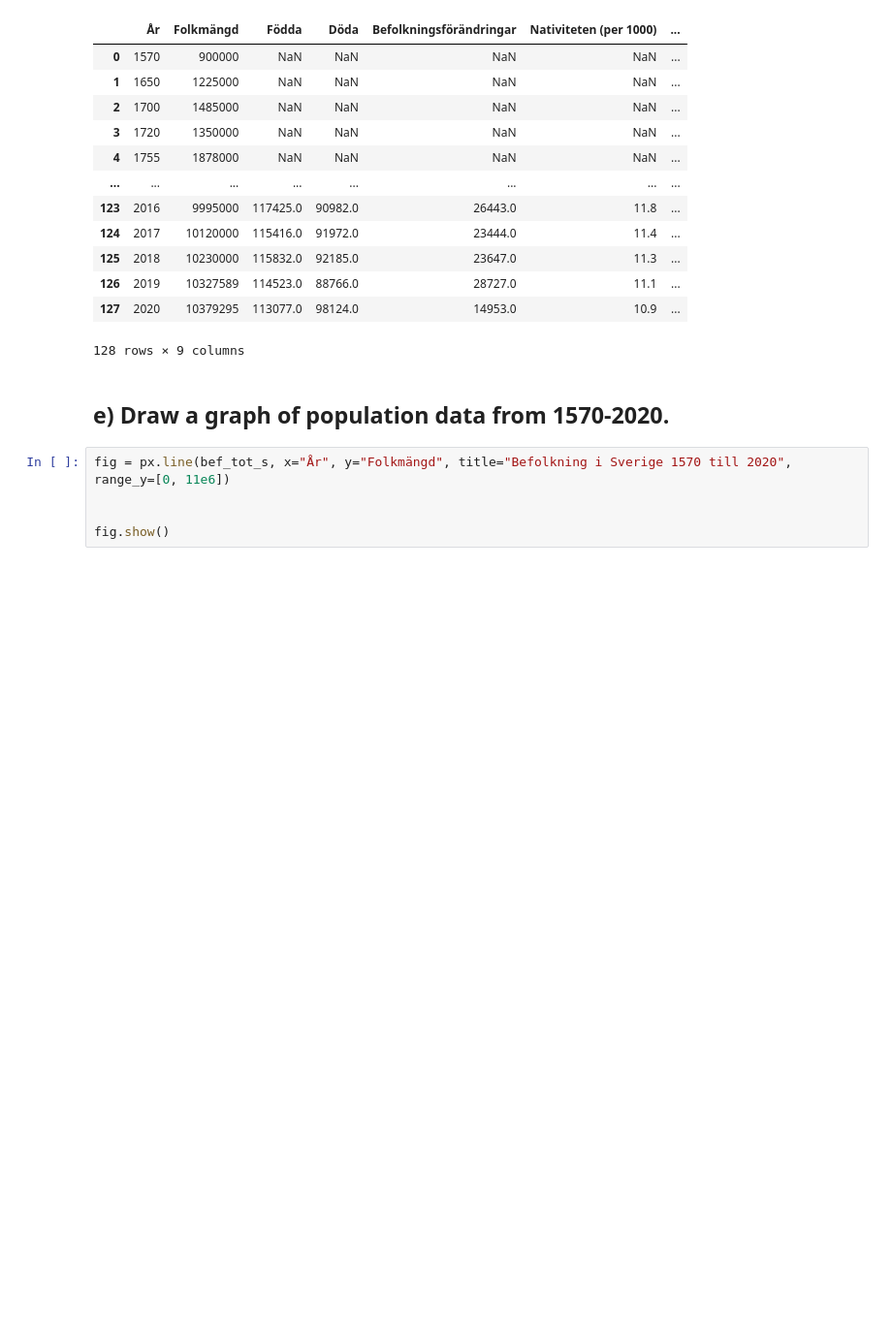
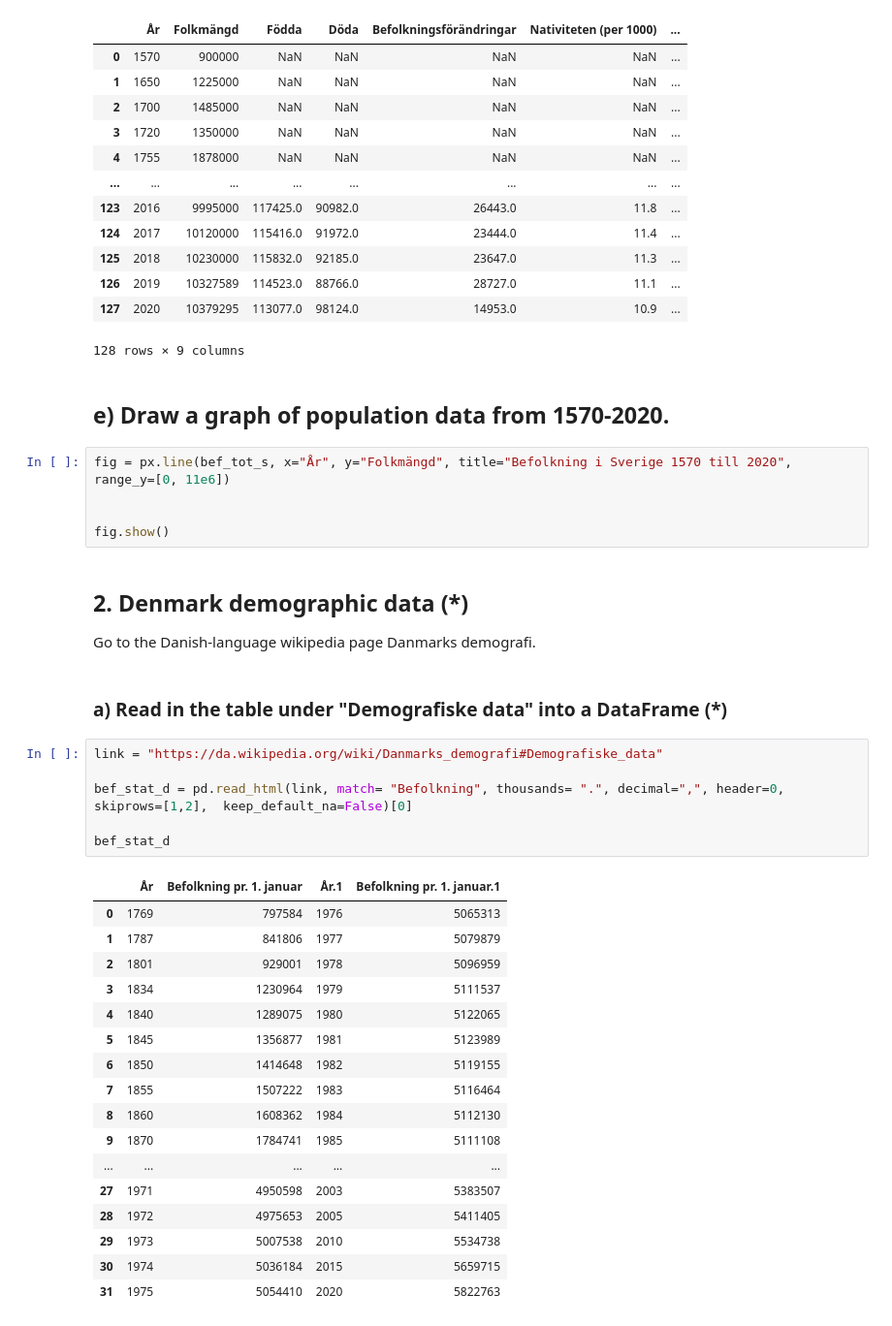
Before and after one commit to Erik-M-Larsson/Databehandling-Erik-Larsson, a Jupyter notebook: Exercises/E2.ipynb, the cells around one changed output. Shown at 97% size. Drawn from its saved outputs; the diff is of its cells as text; blank space fills up the shorter version.

```diff
--- a/Exercises/E2.ipynb
+++ b/Exercises/E2.ipynb
@@ -111,3 +111,32 @@ fig = px.line(bef_tot_s, x="År", y="Folkmängd", title="Befolkning i Sverige 15
 
 
 fig.show()
+# %% [markdown]
+## 2. Denmark demographic data (*)
+Go to the Danish-language wikipedia page Danmarks demografi.
+# %% [markdown]
+### a) Read in the table under "Demografiske data" into a DataFrame (*)
+# %%
+link = "https://da.wikipedia.org/wiki/Danmarks_demografi#Demografiske_data"
+
+bef_stat_d = pd.read_html(link, match= "Befolkning", thousands= ".", decimal=",", header=0, skiprows=[1,2],  keep_default_na=False)[0]
+
+bef_stat_d
+# %% [output]
+|  | År | Befolkning pr. 1. januar | År.1 | Befolkning pr. 1. januar.1 |
+| 0 | 1769 | 797584 | 1976 | 5065313 |
+| 1 | 1787 | 841806 | 1977 | 5079879 |
+| 2 | 1801 | 929001 | 1978 | 5096959 |
+| 3 | 1834 | 1230964 | 1979 | 5111537 |
+| 4 | 1840 | 1289075 | 1980 | 5122065 |
+| 5 | 1845 | 1356877 | 1981 | 5123989 |
+| 6 | 1850 | 1414648 | 1982 | 5119155 |
+| 7 | 1855 | 1507222 | 1983 | 5116464 |
+| 8 | 1860 | 1608362 | 1984 | 5112130 |
+| 9 | 1870 | 1784741 | 1985 | 5111108 |
+| ... | ... | ... | ... | ... |
+| 27 | 1971 | 4950598 | 2003 | 5383507 |
+| 28 | 1972 | 4975653 | 2005 | 5411405 |
+| 29 | 1973 | 5007538 | 2010 | 5534738 |
+| 30 | 1974 | 5036184 | 2015 | 5659715 |
+| 31 | 1975 | 5054410 | 2020 | 5822763 |
```
Also changed, not shown: parts of 15 cells of this notebook.
